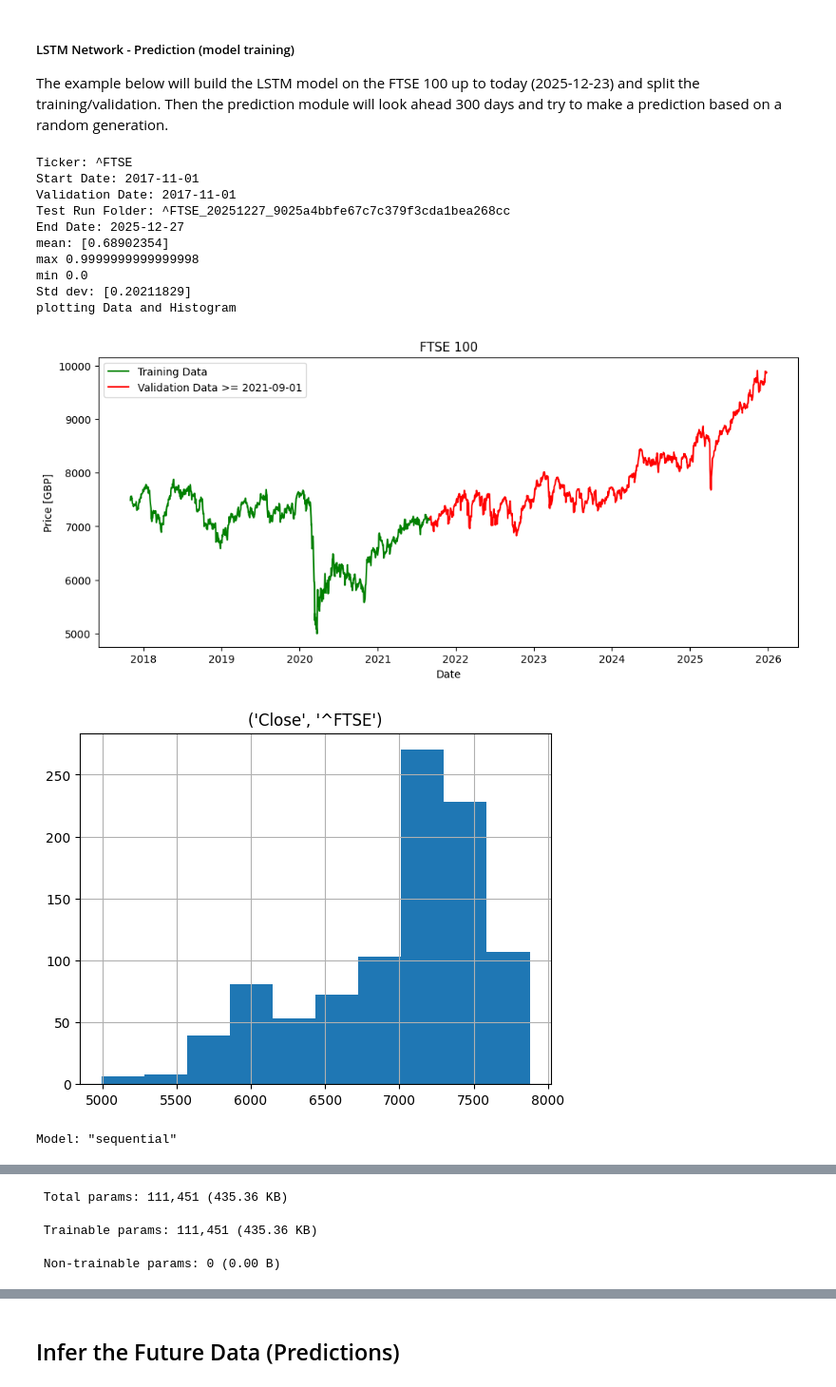
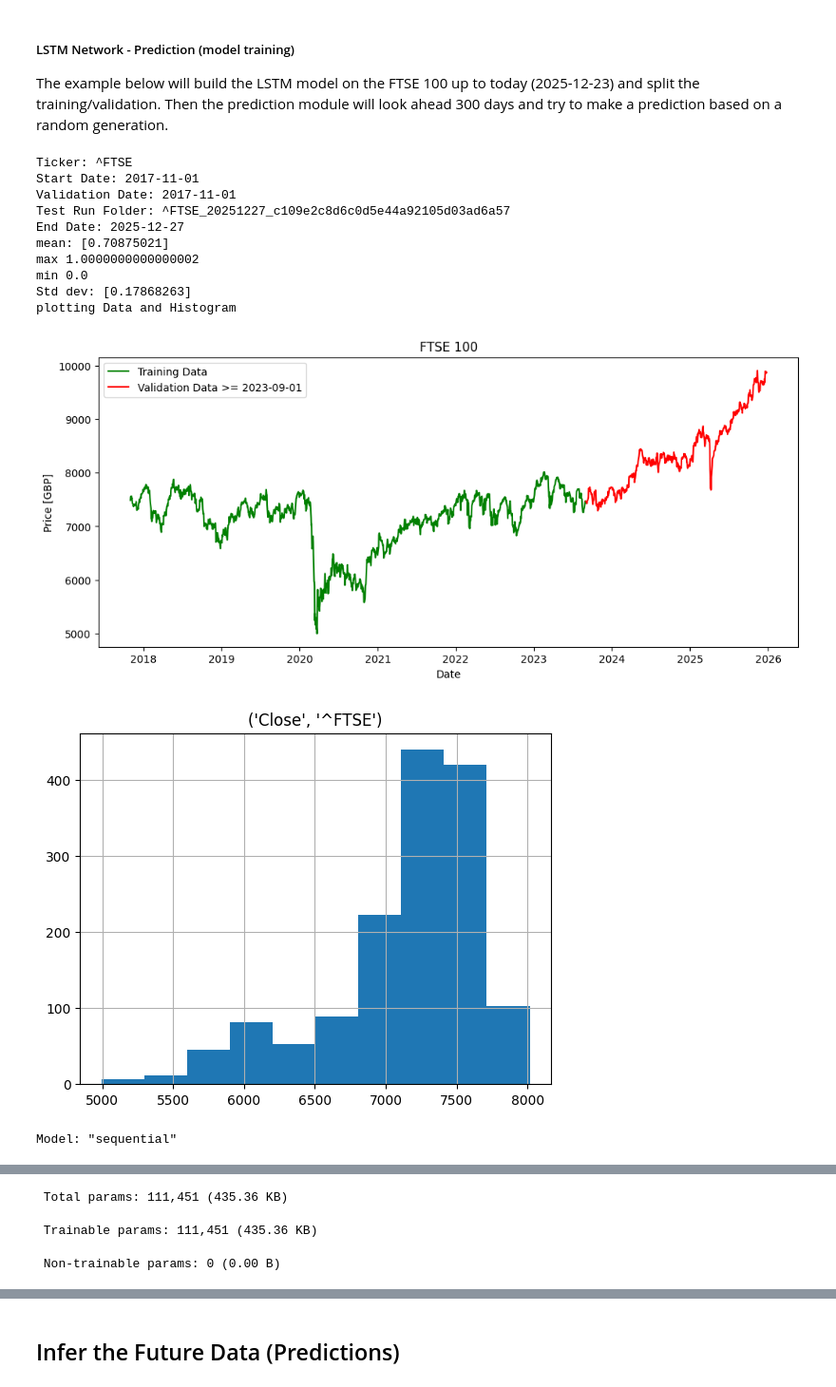
Before and after one commit to JordiCorbilla/stock-prediction-deep-neural-learning, a Jupyter notebook: stock_prediction_lstm.ipynb, the cells around one changed output, grey strips where cells are left out. Shown: that part at 95% size. Drawn from its saved outputs; the diff is of its cells as text; code cells hidden in the pictures.

```diff
--- a/stock_prediction_lstm.ipynb
+++ b/stock_prediction_lstm.ipynb
@@ -52,48 +52,48 @@ os.environ["PATH"] += os.pathsep + 'C:/Program Files (x86)/Graphviz2.38/bin/'
 # %%
 STOCK_TICKER = "^FTSE"
 STOCK_START_DATE = pd.to_datetime("2017-11-01")
-STOCK_VALIDATION_DATE = pd.to_datetime("2021-09-01")
+STOCK_VALIDATION_DATE = pd.to_datetime("2023-09-01")
 EPOCHS = 100
 BATCH_SIZE = 10
 TIME_STEPS = 30
-USE_RETURNS = False
+USE_RETURNS = True
 CLIP_NEGATIVE = True
 TODAY_RUN = datetime.today().strftime("%Y%m%d")
 TOKEN = STOCK_TICKER + '_' + TODAY_RUN + '_' + secrets.token_hex(16)
 GITHUB_URL = "https://github.com/JordiCorbilla/stock-prediction-deep-neural-learning/raw/master/"
 print('Ticker: ' + STOCK_TICKER)
 print('Start Date: ' + STOCK_START_DATE.strftime("%Y-%m-%d"))
 print('Validation Date: ' + STOCK_START_DATE.strftime("%Y-%m-%d"))
 print('Test Run Folder: ' + TOKEN)
 # create project run folder
 PROJECT_FOLDER = os.path.join(os.getcwd(), TOKEN)
 if not os.path.exists(PROJECT_FOLDER):
     os.makedirs(PROJECT_FOLDER)
 
 stock_prediction = StockPrediction(STOCK_TICKER,
                                    STOCK_START_DATE,
                                    STOCK_VALIDATION_DATE,
                                    PROJECT_FOLDER,
                                    GITHUB_URL,
                                    EPOCHS,
                                    TIME_STEPS,
                                    TOKEN,
                                    BATCH_SIZE)
 # Execute Deep Learning model
 train_LSTM_network(stock_prediction)
 # %% [output]
 Ticker: ^FTSE
 Start Date: 2017-11-01
 Validation Date: 2017-11-01
-Test Run Folder: ^FTSE_20251227_9025a4bbfe67c7c379f3cda1bea268cc
+Test Run Folder: ^FTSE_20251227_c109e2c8d6c0d5e44a92105d03ad6a57
 End Date: 2025-12-27
-mean: [0.68902354]
-max 0.9999999999999998
+mean: [0.70875021]
+max 1.0000000000000002
 min 0.0
-Std dev: [0.20211829]
+Std dev: [0.17868263]
 plotting Data and Histogram
-[figure, old version]
+[figure, new version]
-[figure, old version]
+[figure, new version]
 Model: "sequential"
 ┏━━━━━━━━━━━━━━━━━━━━━━━━━━━━━━━━━━━━━━┳━━━━━━━━━━━━━━━━━━━━━━━━━━━━━┳━━━━━━━━━━━━━━━━━┓
 ┃ Layer (type)                         ┃ Output Shape                ┃         Param # ┃
```
Also changed, not shown: parts of 2 cells of this notebook, 29 other files.
